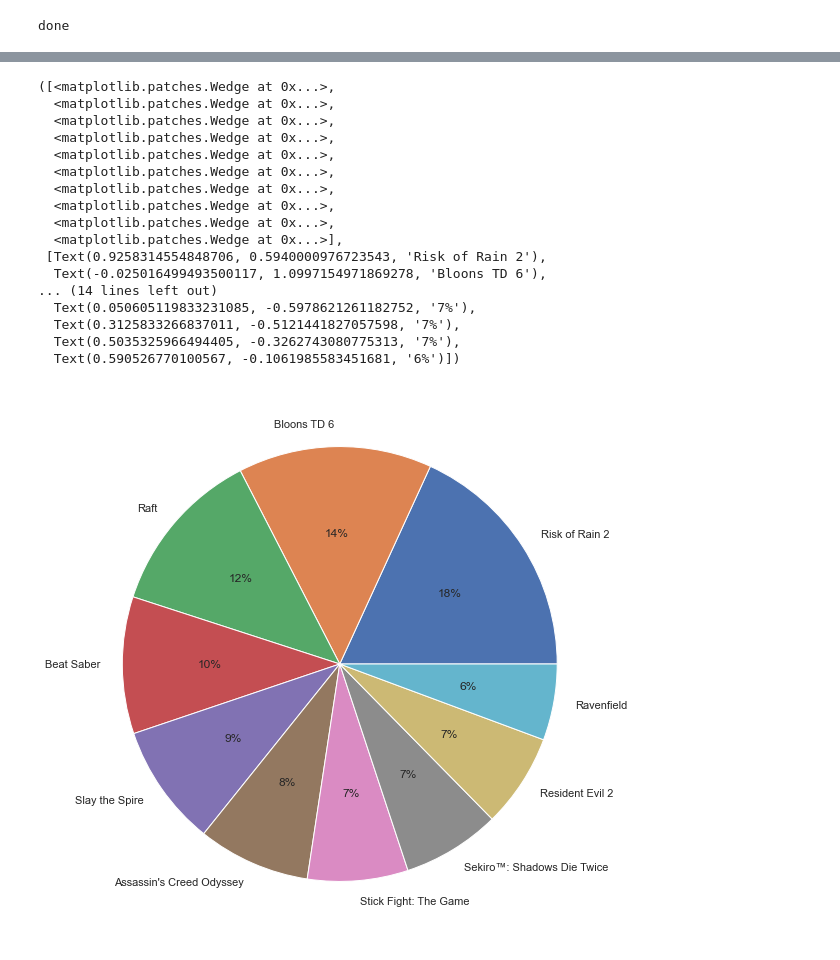
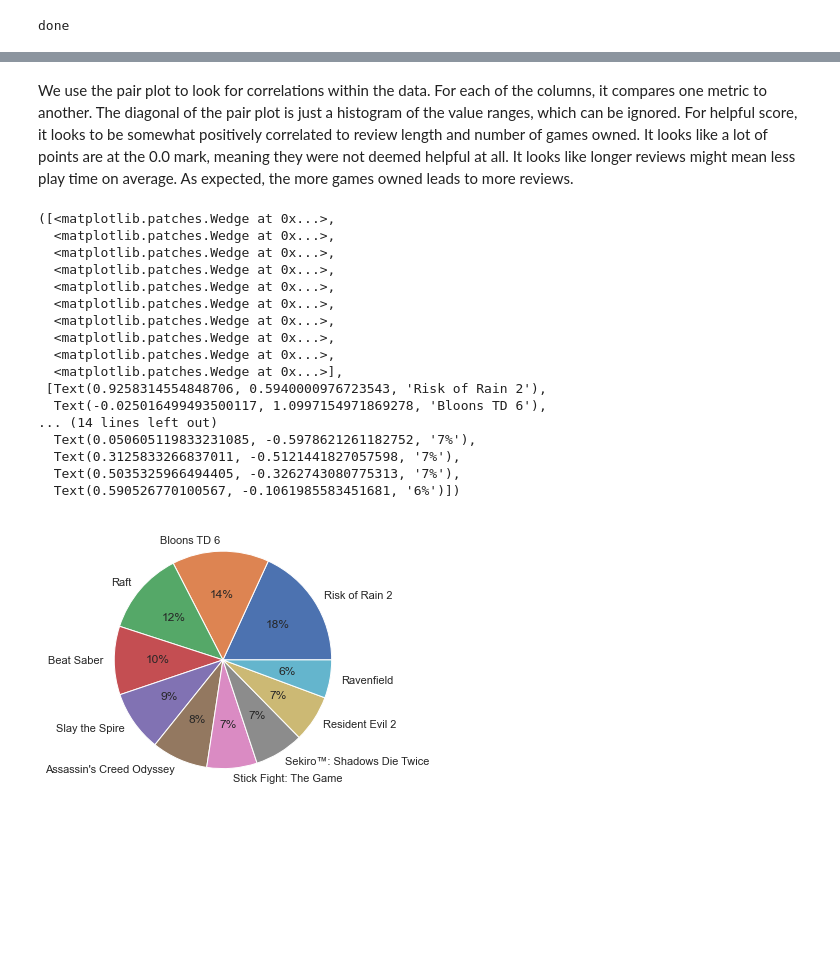
Before and after one commit to gfry99/453-Final-Project, a Jupyter notebook: 453-Final-Proj-PleaseCompile.ipynb, the cells around one changed output, grey strips where cells are left out. Saved outputs shown, nothing was run; the diff lists cells and outputs as text; code cells hidden in the pictures; blank space fills up the shorter version.

```diff
--- a/453-Final-Proj-PleaseCompile.ipynb
+++ b/453-Final-Proj-PleaseCompile.ipynb
@@ -358,27 +360,34 @@ sns.pairplot(pair_data)
+# %% [markdown]
+We use the pair plot to look for correlations within the data. For each of the columns, it compares one metric to another. The diagonal of the pair plot is just a histogram of the value ranges, which can be ignored.
+For helpful score, it looks to be somewhat positively correlated to review length and number of games owned. It looks like a lot of points are at the 0.0 mark, meaning they were not deemed helpful at all.
+It looks like longer reviews might mean less play time on average.
+As expected, the more games owned leads to more reviews.
 # %%
 #Pie chart for share of top 10 most reviewed games
+#get games and values for future use in box plot (grab first 10)
 top_ten_games = df.groupby("appid").count().reset_index().sort_values(ascending=False, by='is_recommended')['appid'][:10].to_list()
 top_ten_values = df.groupby("appid").count().reset_index().sort_values(ascending=False, by='is_recommended')['steamid'][:10].to_list()
 labels = ['Risk of Rain 2', 'Bloons TD 6', 'Raft', 'Beat Saber', 'Slay the Spire', 'Assassin\'s Creed Odyssey', 'Stick Fight: The Game'
           , 'Sekiro™: Shadows Die Twice', 'Resident Evil 2', 'Ravenfield']
+plt.figure(figsize=(10,5))
 plt.pie(top_ten_values, labels = labels, autopct='%.0f%%')
 # %% [output]
 ([<matplotlib.patches.Wedge at 0x...>,
   <matplotlib.patches.Wedge at 0x...>,
   <matplotlib.patches.Wedge at 0x...>,
   <matplotlib.patches.Wedge at 0x...>,
   <matplotlib.patches.Wedge at 0x...>,
   <matplotlib.patches.Wedge at 0x...>,
   <matplotlib.patches.Wedge at 0x...>,
   <matplotlib.patches.Wedge at 0x...>,
   <matplotlib.patches.Wedge at 0x...>,
   <matplotlib.patches.Wedge at 0x...>],
  [Text(0.9258314554848706, 0.5940000976723543, 'Risk of Rain 2'),
   Text(-0.025016499493500117, 1.0997154971869278, 'Bloons TD 6'),
 ... (14 lines left out)
   Text(0.050605119833231085, -0.5978621261182752, '7%'),
   Text(0.3125833266837011, -0.5121441827057598, '7%'),
   Text(0.5035325966494405, -0.3262743080775313, '7%'),
   Text(0.590526770100567, -0.1061985583451681, '6%')])
-[figure, old version]
+[figure, new version]
 # %%
```
Also changed, not shown: parts of 10 cells of this notebook.
